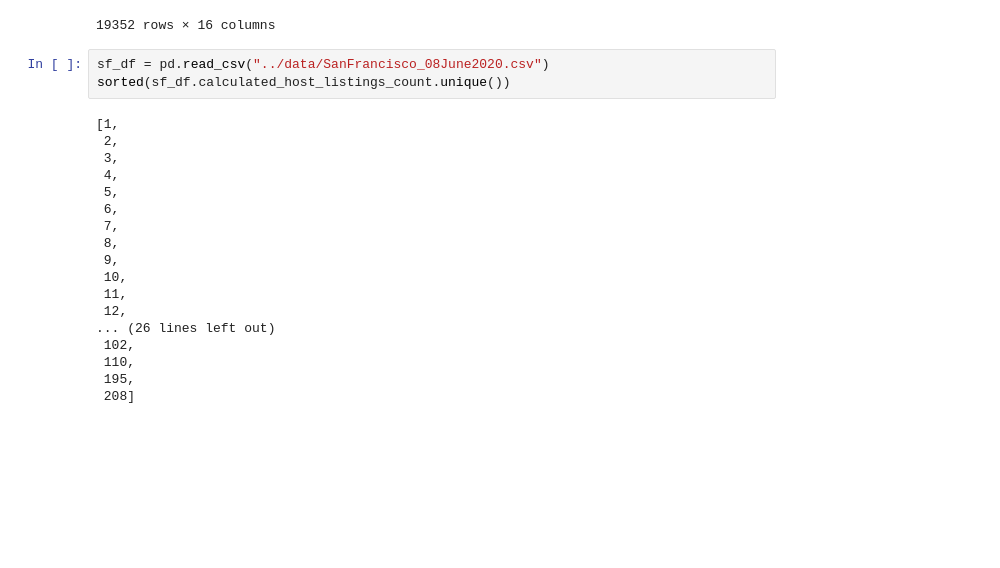
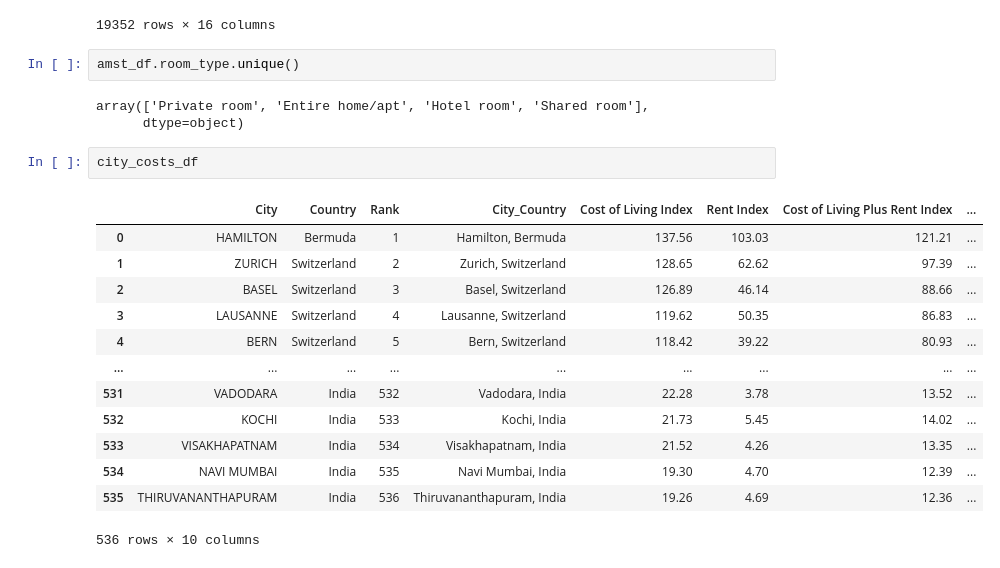
Before and after one commit to rsanjabi/short-term-rentals-warehouse, a Jupyter notebook: notebooks/City Mappings.ipynb, the cells around one changed output. Saved outputs shown, nothing was run; the diff lists cells and outputs as text; blank space fills up the shorter version.

```diff
--- a/notebooks/City Mappings.ipynb
+++ b/notebooks/City Mappings.ipynb
@@ -274,24 +274,24 @@ amst_df
 | 19350 | 43709001 | Eco-friendly Big Double Room with... | 237371423 | Conscious Hotel Westerpark | NaN | Westerpark | 52.38596 | 4.87441 | ... |
 | 19351 | 43709075 | Eco-friendly Cozy Double Room in ... | 237371423 | Conscious Hotel Westerpark | NaN | Westerpark | 52.38598 | 4.87640 | ... |
 19352 rows × 16 columns
-# %%
-sf_df = pd.read_csv("../data/SanFrancisco_08June2020.csv")
-sorted(sf_df.calculated_host_listings_count.unique())
-# %% [output]
-[1,
- 2,
- 3,
- 4,
- 5,
- 6,
- 7,
- 8,
- 9,
- 10,
- 11,
- 12,
-... (26 lines left out)
- 102,
- 110,
- 195,
- 208]
+# %%
+amst_df.room_type.unique()
+# %% [output]
+array(['Private room', 'Entire home/apt', 'Hotel room', 'Shared room'],
+      dtype=object)
+# %%
+city_costs_df
+# %% [output]
+|  | City | Country | Rank | City_Country | Cost of Living Index | Rent Index | Cost of Living Plus Rent Index | ... |
+| 0 | HAMILTON | Bermuda | 1 | Hamilton, Bermuda | 137.56 | 103.03 | 121.21 | ... |
+| 1 | ZURICH | Switzerland | 2 | Zurich, Switzerland | 128.65 | 62.62 | 97.39 | ... |
+| 2 | BASEL | Switzerland | 3 | Basel, Switzerland | 126.89 | 46.14 | 88.66 | ... |
+| 3 | LAUSANNE | Switzerland | 4 | Lausanne, Switzerland | 119.62 | 50.35 | 86.83 | ... |
+| 4 | BERN | Switzerland | 5 | Bern, Switzerland | 118.42 | 39.22 | 80.93 | ... |
+| ... | ... | ... | ... | ... | ... | ... | ... | ... |
+| 531 | VADODARA | India | 532 | Vadodara, India | 22.28 | 3.78 | 13.52 | ... |
+| 532 | KOCHI | India | 533 | Kochi, India | 21.73 | 5.45 | 14.02 | ... |
+| 533 | VISAKHAPATNAM | India | 534 | Visakhapatnam, India | 21.52 | 4.26 | 13.35 | ... |
+| 534 | NAVI MUMBAI | India | 535 | Navi Mumbai, India | 19.30 | 4.70 | 12.39 | ... |
+| 535 | THIRUVANANTHAPURAM | India | 536 | Thiruvananthapuram, India | 19.26 | 4.69 | 12.36 | ... |
+536 rows × 10 columns
```
Also changed, not shown: parts of 4 cells of this notebook, 3 other files.
